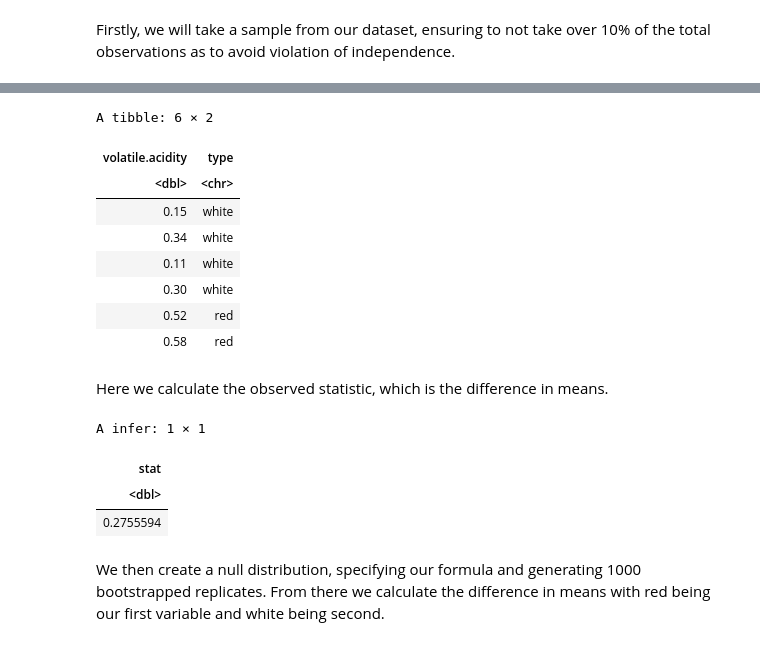
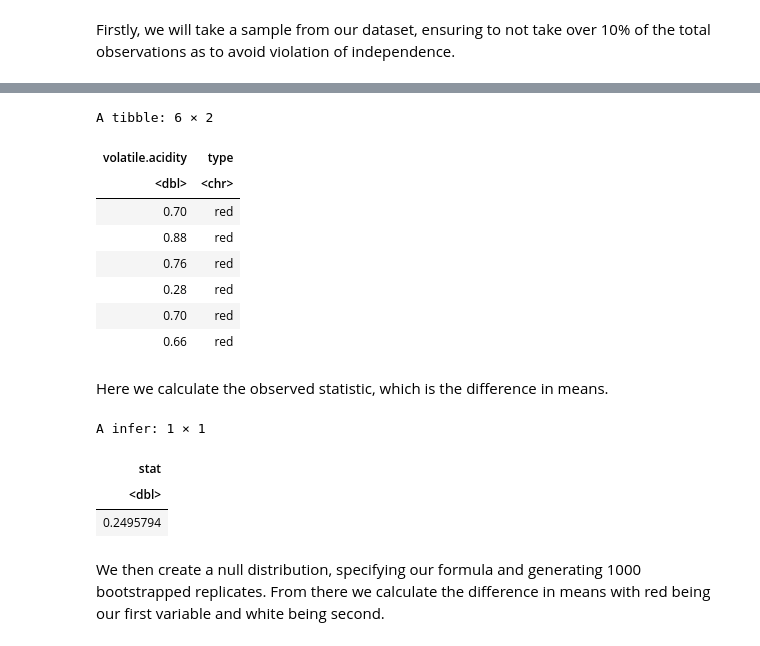
Before and after one commit to VivaanWadhwa/STAT201_GROUP18, a Jupyter notebook: project_final_report.ipynb, the cells around one changed output, grey strips where cells are left out. Saved outputs shown, nothing was run; the diff lists cells and outputs as text; code cells hidden in the pictures.

```diff
--- a/project_final_report.ipynb
+++ b/project_final_report.ipynb
@@ -121,31 +85,30 @@ dim(wine_data_specific)
 # %%
 set.seed(42) # Setting the seed for reproducible workflow
 
-wine_sample <- wine_data_specific |>
-                sample_n(size = 650)
+wine_sample <- wine_data_specific
 head(wine_sample)
 # %% [output]
 A tibble: 6 × 2
 | volatile.acidity | type |
 | <dbl> | <chr> |
-| 0.15 | white |
-| 0.34 | white |
-| 0.11 | white |
-| 0.30 | white |
-| 0.52 | red |
-| 0.58 | red |
+| 0.70 | red |
+| 0.88 | red |
+| 0.76 | red |
+| 0.28 | red |
+| 0.70 | red |
+| 0.66 | red |
 # %% [markdown]
 Here we calculate the observed statistic, which is the difference in means.
 # %%
-obs_diff <- wine_sample %>%
+obs_diff_in_means <- wine_sample %>%
     specify(volatile.acidity ~ type) %>%
     calculate(stat = "diff in means", order = c("red", "white"))
-obs_diff
+obs_diff_in_means
 # %% [output]
 A infer: 1 × 1
 | stat |
 | <dbl> |
-| 0.2755594 |
+| 0.2495794 |
 # %% [markdown]
 We then create a null distribution, specifying our formula and generating 1000 bootstrapped replicates. From there we calculate the difference in means with red being our first variable and white being second.
 # %%
```
Also changed, not shown: parts of 11 cells of this notebook.
